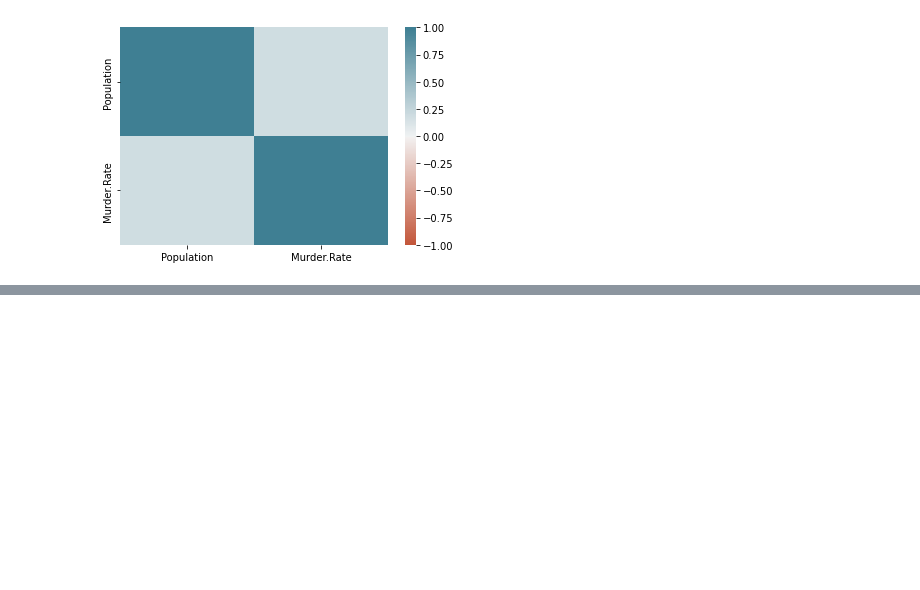
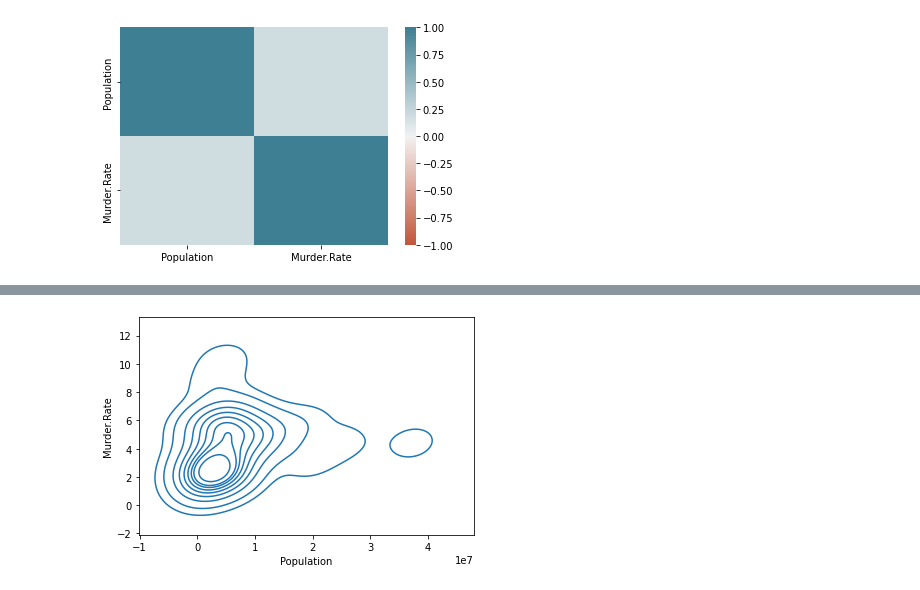
Before and after one commit to pradeepnegi88/practical-statistics, a Jupyter notebook: StatisticsPractical.ipynb, the cells around one changed output, grey strips where cells are left out. Drawn from its saved outputs; the diff is of its cells as text; code cells hidden in the pictures; blank space fills up the shorter version.

```diff
--- a/StatisticsPractical.ipynb
+++ b/StatisticsPractical.ipynb
@@ -226,0 +239,4 @@ sns.heatmap(state.corr(), vmin=-1, vmax=1,
+# %%
+ax = sns.kdeplot(state['Population'], state['Murder.Rate'])
+# %% [output]
+[figure, added]
```
Also changed, not shown: parts of 2 cells of this notebook.
